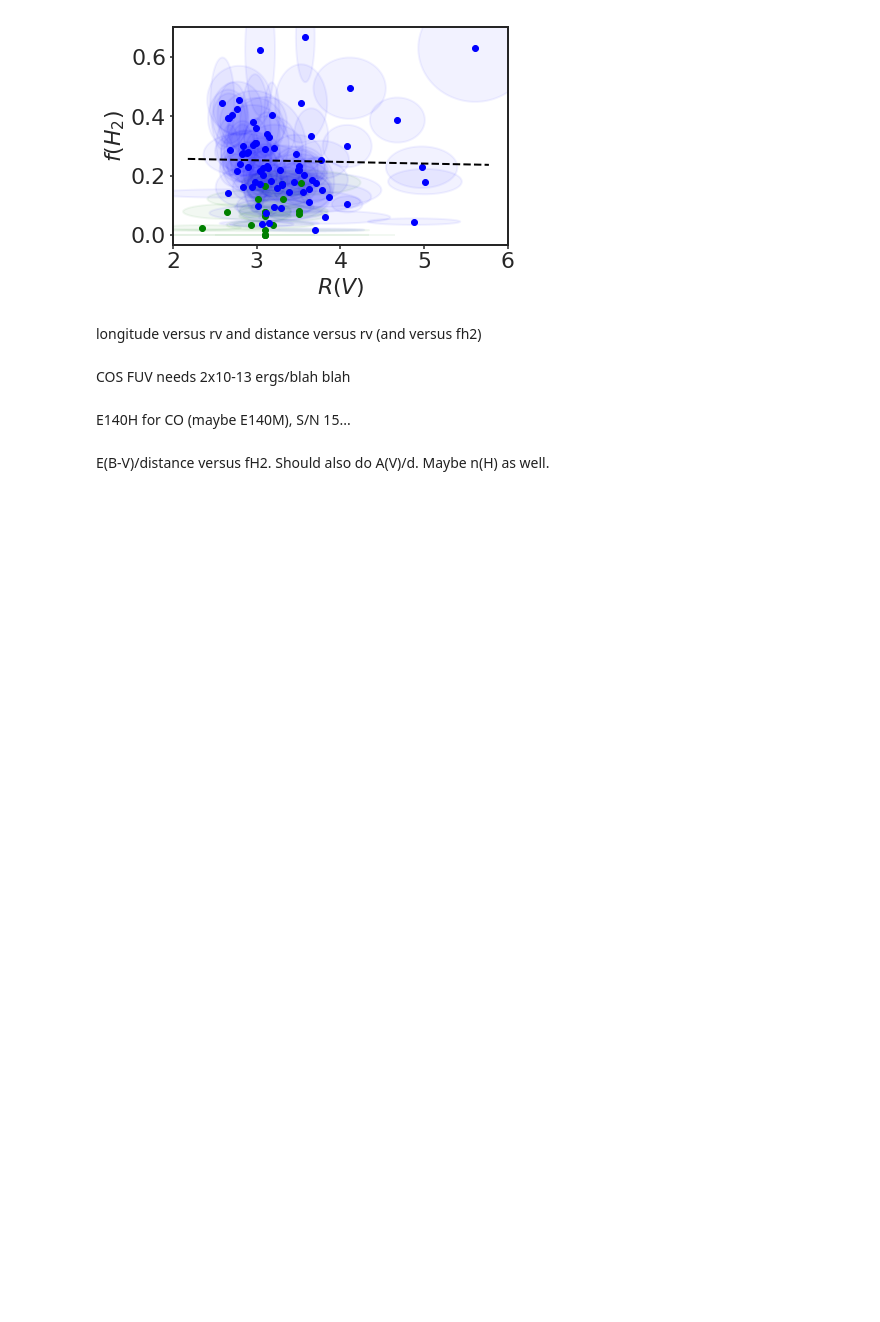
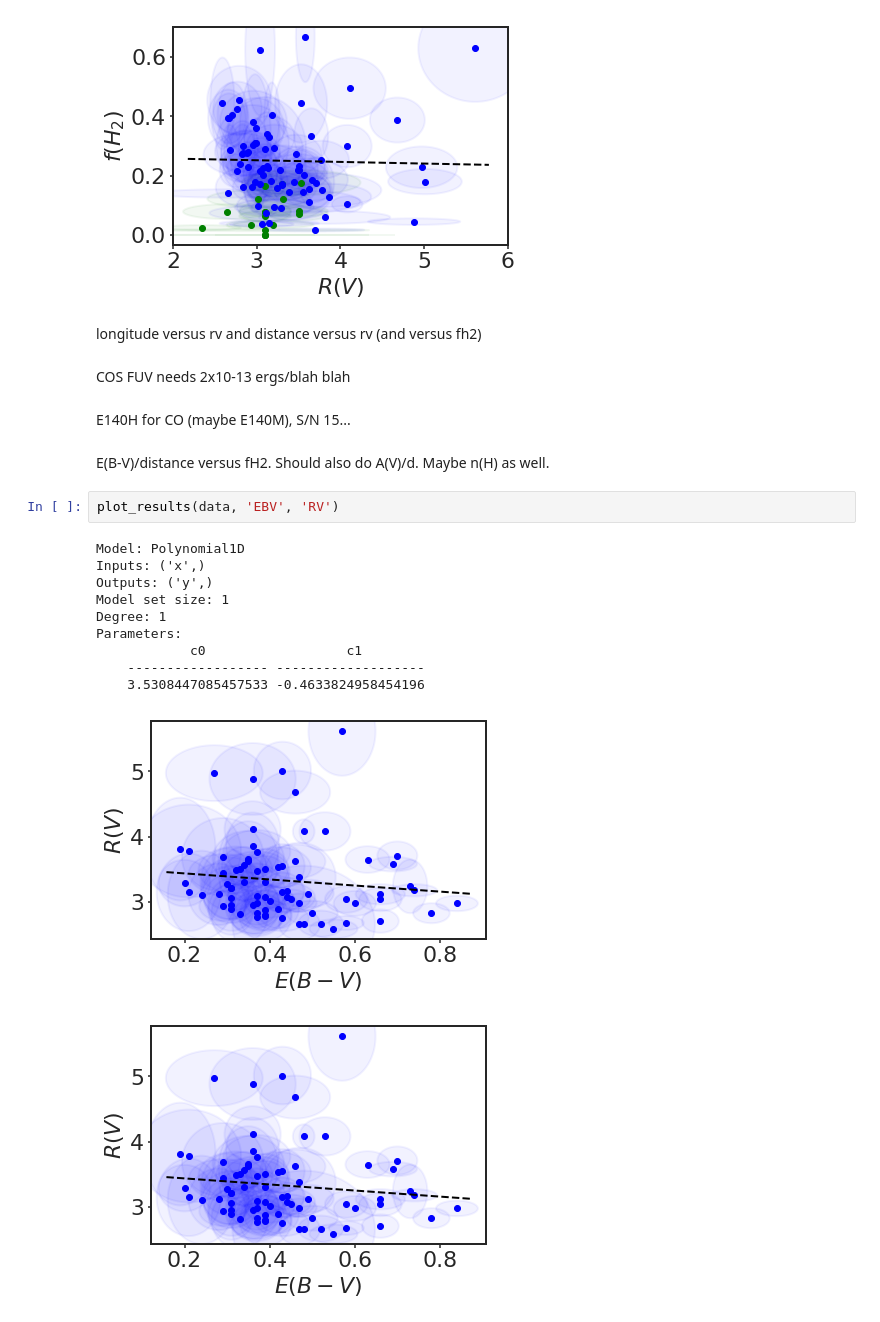
Before and after one commit to karllark/dust_fuse_h2, a Jupyter notebook: interesting_plots.ipynb, the cells around one changed output. Drawn from its saved outputs; the diff is of its cells as text; blank space fills up the shorter version.

```diff
--- a/interesting_plots.ipynb
+++ b/interesting_plots.ipynb
@@ -194,3 +194,17 @@ COS FUV needs 2x10-13 ergs/blah blah
 E140H for CO (maybe E140M), S/N 15...
 # %% [markdown]
 E(B-V)/distance versus fH2.  Should also do A(V)/d.  Maybe n(H) as well.
+# %%
+plot_results(data, 'EBV', 'RV')
+# %% [output]
+Model: Polynomial1D
+Inputs: ('x',)
+Outputs: ('y',)
+Model set size: 1
+Degree: 1
+Parameters:
+            c0                  c1
+    ------------------ -------------------
+    3.5308447085457533 -0.4633824958454196
+[figure, added]
+[figure, added]
```
Also changed, not shown: parts of 1 cell of this notebook, 1 other file.
